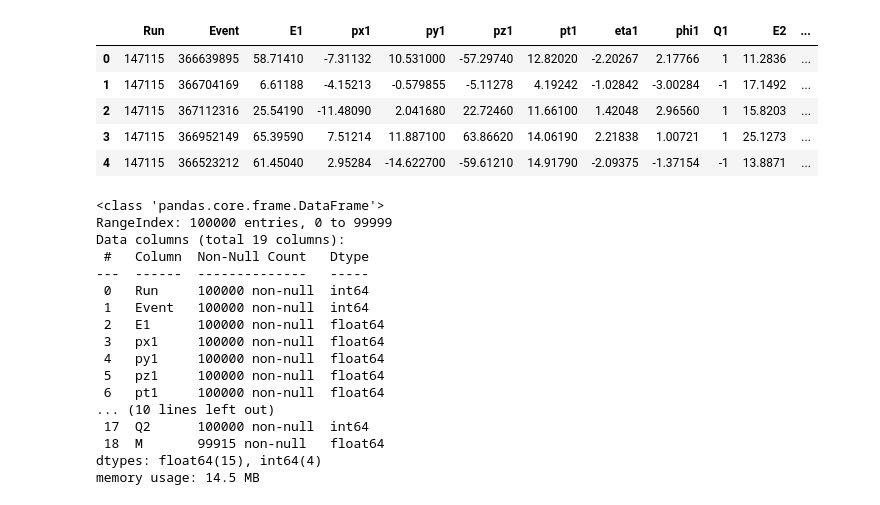
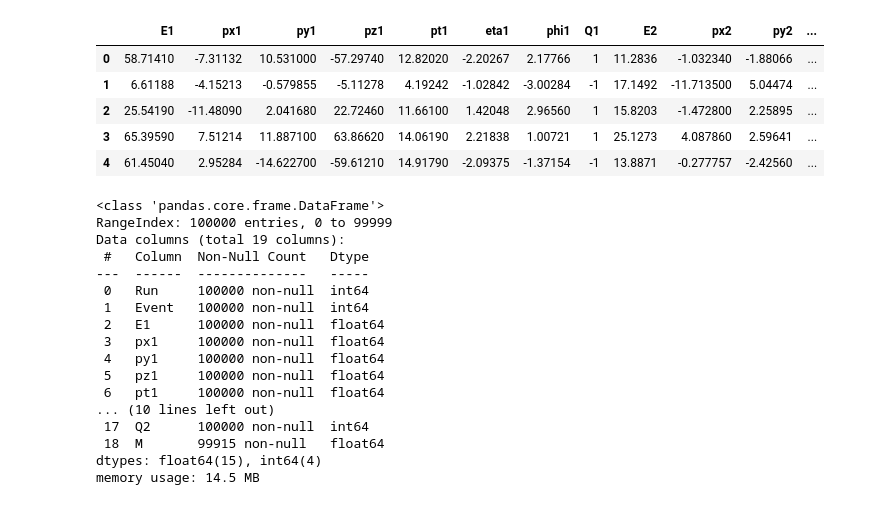
Before and after one commit to DimitrisGkoutzounis/Machine-Learning-Electron-Mass-Prediction, a Jupyter notebook: main.ipynb, the cells around one changed output. Saved outputs shown, nothing was run; the diff lists cells and outputs as text; code cells hidden in the pictures.

```diff
--- a/main.ipynb
+++ b/main.ipynb
@@ -14,13 +14,18 @@ from sklearn.ensemble import RandomForestRegressor
 # read data
 df = pd.read_csv('dielectron.csv')
 df.head(5)
+
+#drop run and event number
+df.drop(['Run','Event'], axis=1, inplace=True)
-# %% [output]
-|  | Run | Event | E1 | px1 | py1 | pz1 | pt1 | eta1 | phi1 | Q1 | E2 | ... |
-| 0 | 147115 | 366639895 | 58.71410 | -7.31132 | 10.531000 | -57.29740 | 12.82020 | -2.20267 | 2.17766 | 1 | 11.2836 | ... |
-| 1 | 147115 | 366704169 | 6.61188 | -4.15213 | -0.579855 | -5.11278 | 4.19242 | -1.02842 | -3.00284 | -1 | 17.1492 | ... |
-| 2 | 147115 | 367112316 | 25.54190 | -11.48090 | 2.041680 | 22.72460 | 11.66100 | 1.42048 | 2.96560 | 1 | 15.8203 | ... |
-| 3 | 147115 | 366952149 | 65.39590 | 7.51214 | 11.887100 | 63.86620 | 14.06190 | 2.21838 | 1.00721 | 1 | 25.1273 | ... |
-| 4 | 147115 | 366523212 | 61.45040 | 2.95284 | -14.622700 | -59.61210 | 14.91790 | -2.09375 | -1.37154 | -1 | 13.8871 | ... |
+# %%
+df.head(5)
+# %% [output]
+|  | E1 | px1 | py1 | pz1 | pt1 | eta1 | phi1 | Q1 | E2 | px2 | py2 | ... |
+| 0 | 58.71410 | -7.31132 | 10.531000 | -57.29740 | 12.82020 | -2.20267 | 2.17766 | 1 | 11.2836 | -1.032340 | -1.88066 | ... |
+| 1 | 6.61188 | -4.15213 | -0.579855 | -5.11278 | 4.19242 | -1.02842 | -3.00284 | -1 | 17.1492 | -11.713500 | 5.04474 | ... |
+| 2 | 25.54190 | -11.48090 | 2.041680 | 22.72460 | 11.66100 | 1.42048 | 2.96560 | 1 | 15.8203 | -1.472800 | 2.25895 | ... |
+| 3 | 65.39590 | 7.51214 | 11.887100 | 63.86620 | 14.06190 | 2.21838 | 1.00721 | 1 | 25.1273 | 4.087860 | 2.59641 | ... |
+| 4 | 61.45040 | 2.95284 | -14.622700 | -59.61210 | 14.91790 | -2.09375 | -1.37154 | -1 | 13.8871 | -0.277757 | -2.42560 | ... |
 # %%
 df.info()
 # %% [output]
```
Also changed, not shown: parts of 4 cells of this notebook.
